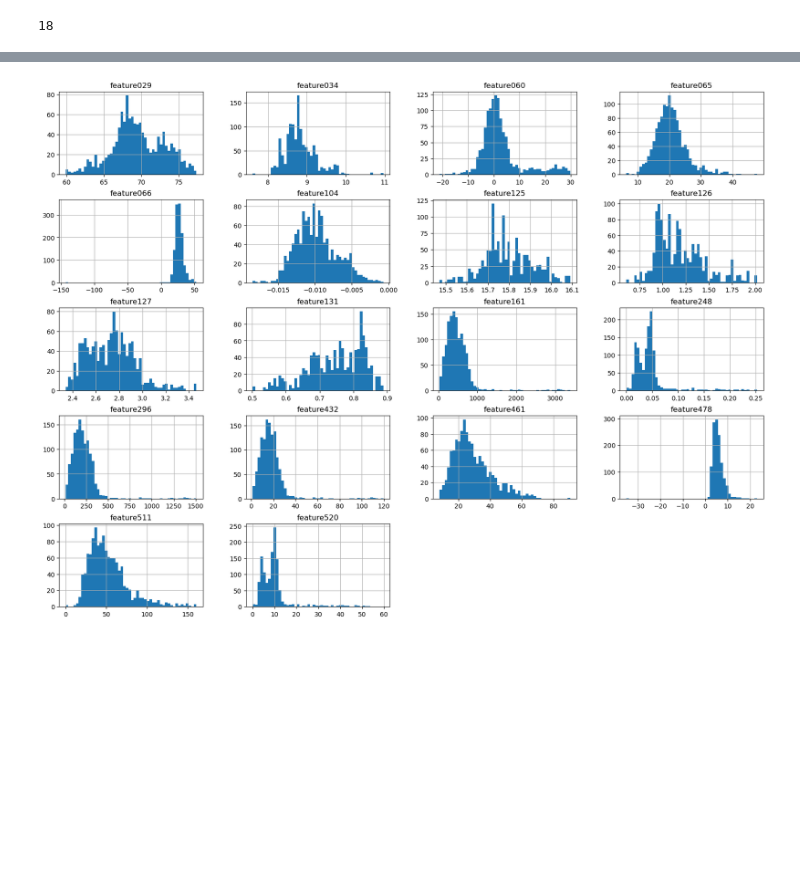
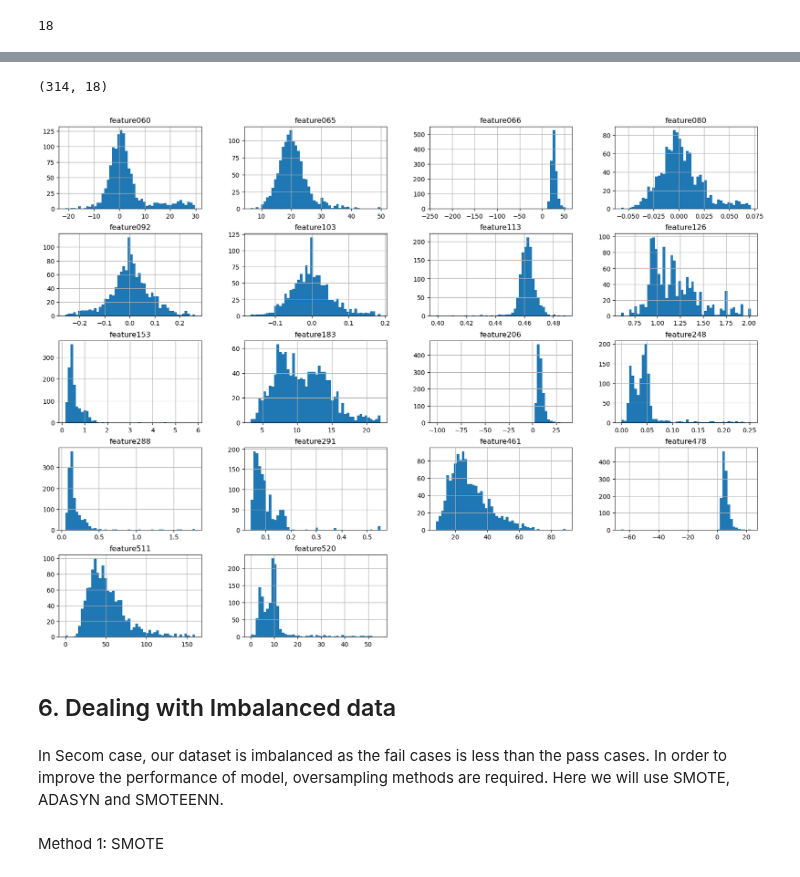
Before and after one commit to Landschy/datamining-htw, a Jupyter notebook: scripts/chayanon.ipynb, the cells around one changed output, grey strips where cells are left out. Drawn from its saved outputs; the diff is of its cells as text; code cells hidden in the pictures; blank space fills up the shorter version.

```diff
--- a/scripts/chayanon.ipynb
+++ b/scripts/chayanon.ipynb
@@ -802,7 +866,15 @@ X_train_knn.isna().sum().sum()
+# %%
+# Assiging the imputed dataframes to new variables to perform MICE imputation.
+X_train_mice = X_train_o.copy()
+X_test_mice = X_test_o.copy()
 # %%
-from sklearn.experimental import enable_iterative_imputer
-from sklearn.impute import IterativeImputer
-MICE_imputer = IterativeImputer(max_iter=10, random_state=0)
-X_train_mice = X_train_z.copy(deep=True)
+# impute missing values on train dataset
+start = time.time()
+
+MICE_imputer = IterativeImputer(max_iter=20, random_state=40)
 X_train_mice.iloc[:,:] = MICE_imputer.fit_transform(X_train_mice)
+
+end = time.time()
+
+print('Run time:',(end - start)/60)
 # %% [output]
@@ -913,10 +1007,12 @@ print(X_train_mice_reverse.shape)
 #### 5.2 BORUTA
 # %%
 # NOTE BorutaPy accepts numpy arrays only, hence the .values attribute
-X_train_mice_boruta = X_train_mice.values
-y_train_boruta = y_train.values
-y_train_boruta = y_train_boruta.ravel()
+X_train_b = X_train_mice.values
+y_train_b = y_train.values
+y_train_b = y_train_boruta.ravel()
 
+
+start = time.time()
 # define random forest classifier
 rf = RandomForestClassifier(n_jobs=-1, class_weight='balanced', max_depth=5)
 
@@ -924,10 +1020,14 @@ rf = RandomForestClassifier(n_jobs=-1, class_weight='balanced', max_depth=5)
 feat_selector = BorutaPy(rf, n_estimators='auto', verbose=2, random_state=1)
 
 # find all relevant features
-feat_selector.fit(X_train_mice_boruta, y_train_boruta)
+feat_selector.fit(X_train_b, y_train_b)
 
 # call transform() on X to filter it down to selected features
-X_train_boruta_tf = feat_selector.transform(X_train_mice_boruta)
+X_train_boruta_tf = feat_selector.transform(X_train_b)
+
+end = time.time()
+
+print('Run time:',end - start)
 # %% [output]
 Iteration:      1 / 100
 Confirmed:      0
@@ -963,6 +1063,6 @@ Index(['feature029', 'feature034', 'feature060', 'feature065', 'feature066',
       dtype='object')
 # %%
 # create a dataframe with selected features
-X_train_selected_boruta = pd.DataFrame(X_train_mice, columns = selected_feat)
+X_train_boruta = pd.DataFrame(X_train_mice, columns = selected_feat)
 # %%
 # an overview of descriptive statistics of selected features
@@ -980,10 +1080,18 @@ X_train_selected_boruta.describe()
 # %%
-# for the test dataset to have the same selected features from training dataset
-#X_test_selected_boruta = pd.DataFrame(X_test_mice, columns= selected_feat)
-#X_test_selected_boruta.shape
+# For the test dataset to have the same selected features from training dataset
+X_test_boruta = pd.DataFrame(X_test_mice, columns= selected_feat)
+X_test_boruta.shape
+# %% [output]
+(314, 18)
 # %%
 # histogram of remaining features
-X_train_selected_boruta.hist(bins=50, figsize=(20,15))
+X_train_boruta.hist(bins=50, figsize=(20,15))
 plt.show()
 # %% [output]
-[figure, old version]
+[figure, new version]
+# %% [markdown]
+## 6. Dealing with Imbalanced data
+# %% [markdown]
+In Secom case, our dataset is imbalanced as the fail cases is less than the pass cases. In order to improve the performance of model, oversampling methods are required. Here we will use SMOTE, ADASYN and SMOTEENN.
+# %% [markdown]
+Method 1: SMOTE
```
Also changed, not shown: parts of 155 cells of this notebook.
